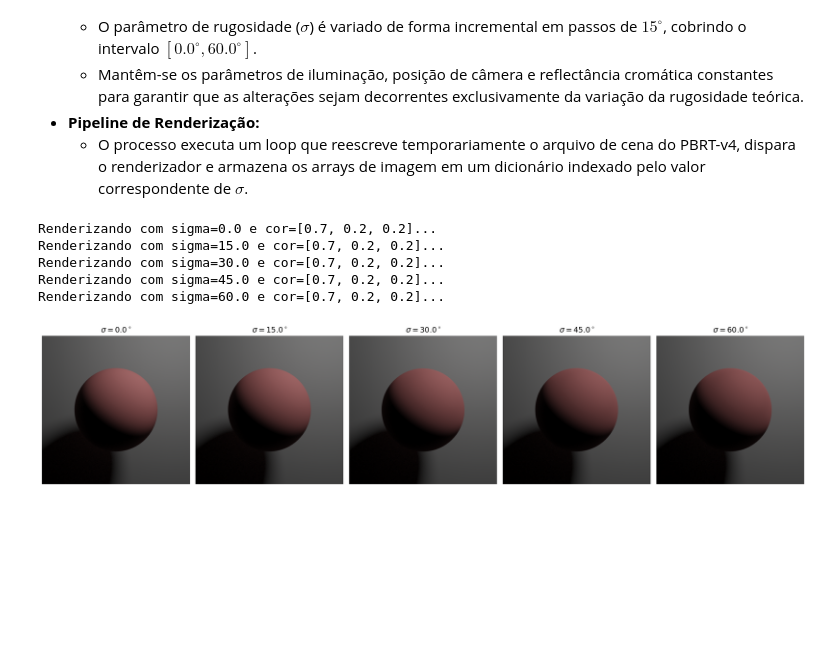
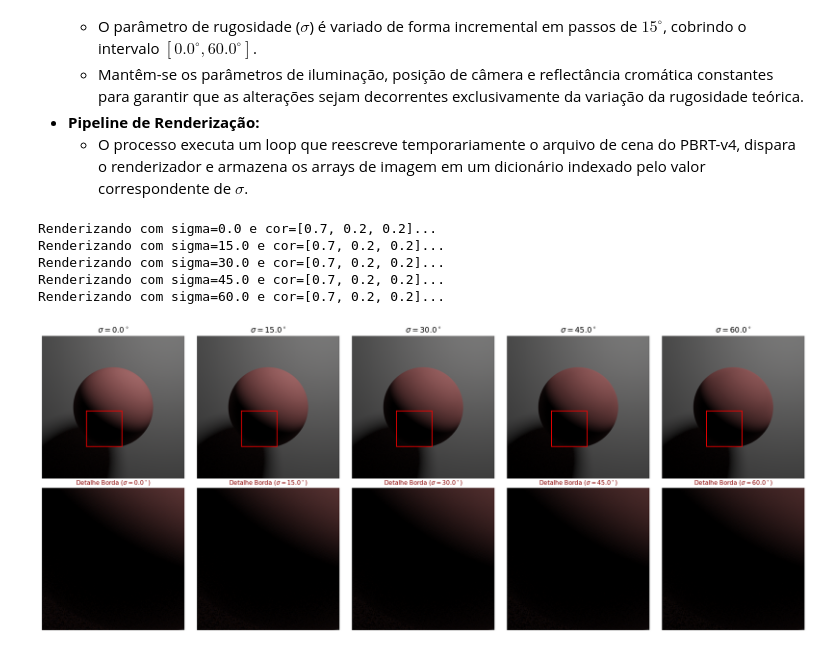
Before and after one commit to serenesinister/oren-nayar, a Jupyter notebook: OrenNayar (ipynb)/01_OrenNayar_Exploration.ipynb, the cells around one changed output. Drawn from its saved outputs; the diff is of its cells as text; code cells hidden in the pictures; blank space fills up the shorter version.

```diff
--- a/OrenNayar (ipynb)/01_OrenNayar_Exploration.ipynb
+++ b/OrenNayar (ipynb)/01_OrenNayar_Exploration.ipynb
@@ -301,33 +301,56 @@ Para compreender a transição gradual entre o modelo ideal de Lambert e a formu
 * **Pipeline de Renderização:**
   * O processo executa um loop que reescreve temporariamente o arquivo de cena do PBRT-v4, dispara o renderizador e armazena os arrays de imagem em um dicionário indexado pelo valor correspondente de $\sigma$.
 # %%
-# 1. Definição dos valores de sigma para testar
+# 1. Valores de sigma para testar
 valores_sigma = [0.0, 15.0, 30.0, 45.0, 60.0]
 imagens_sigma = {}
 
 # 2. Renderizações em lote
 for s in valores_sigma:
     imagens_sigma[s] = render_test_oren(
-        r=0.7,
-        g=0.2,
-        b=0.2,
-        sigma=s
+        r=0.7, g=0.2, b=0.2, sigma=s
     )
 
-# 3. Painel comparativo
-fig, axes = plt.subplots(1, 5, figsize=(20, 5))
+# 3. Definição da Região de Corte (Crop/Zoom)
+y1, y2 = 420, 620  # Altura central/superior da borda
+x1, x2 = 250, 450  # Borda lateral direita da esfera
+
+# 4. Criando o painel em 2 Linhas: Linha 1 = Esfera Completa | Linha 2 = Zoom no Detalhe
+fig, axes = plt.subplots(2, 5, figsize=(20, 8))
 
 for i, s in enumerate(valores_sigma):
-    axes[i].imshow(show_exr(imagens_sigma[s]))
-    axes[i].set_title(fr"$\sigma = {s}^\circ$", fontsize=14)
-    axes[i].axis("off")
+    img_disp = show_exr(imagens_sigma[s])
+
+    # Esfera Inteira com a Caixa do Zoom
+    axes[0, i].imshow(img_disp)
+    axes[0, i].set_title(fr"$\sigma = {s}^\circ$", fontsize=14)
+    axes[0, i].axis("off")
+
+    # Desenha um retângulo vermelho mostrando de onde veio o zoom
+    rect = plt.Rectangle(
+        (x1, y1), x2 - x1, y2 - y1,
+        linewidth=1.5, edgecolor="red", facecolor="none"
+    )
+    axes[0, i].add_patch(rect)
+
+    # Recorte Ampliado (Zoom)
+    crop = img_disp[y1:y2, x1:x2]
+    axes[1, i].imshow(crop)
+    axes[1, i].set_title(fr"Detalhe Borda ($\sigma = {s}^\circ$)", fontsize=11, color="darkred")
+    axes[1, i].axis("off")
+
+    # Borda vermelha destacando a subfigura do zoom
+    for spine in axes[1, i].spines.values():
+        spine.set_edgecolor("red")
+        spine.set_linewidth(2)
 
 plt.tight_layout()
+plt.savefig("estudo_rugosidade_com_zoom.png", dpi=300, bbox_inches="tight")
 plt.show()
 # %% [output]
 Renderizando com sigma=0.0 e cor=[0.7, 0.2, 0.2]...
 Renderizando com sigma=15.0 e cor=[0.7, 0.2, 0.2]...
 Renderizando com sigma=30.0 e cor=[0.7, 0.2, 0.2]...
 Renderizando com sigma=45.0 e cor=[0.7, 0.2, 0.2]...
 Renderizando com sigma=60.0 e cor=[0.7, 0.2, 0.2]...
-[figure, old version]
+[figure, new version]
```
Also changed, not shown: parts of 4 cells of this notebook, 3 other files.
